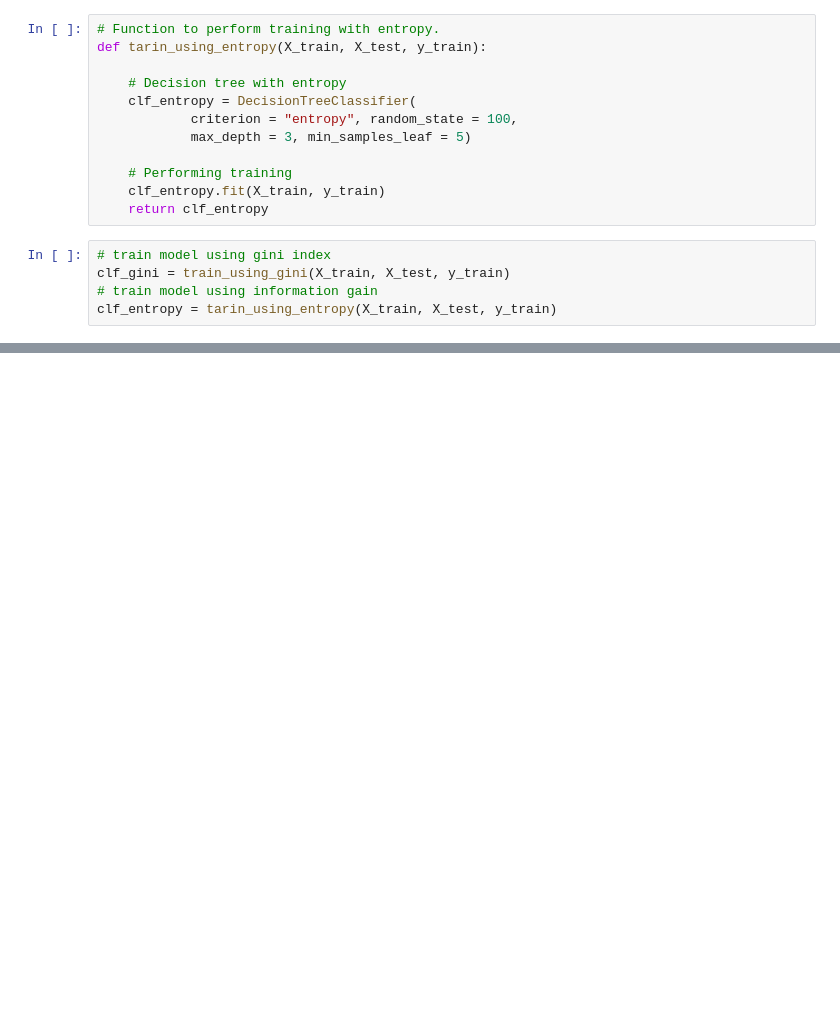
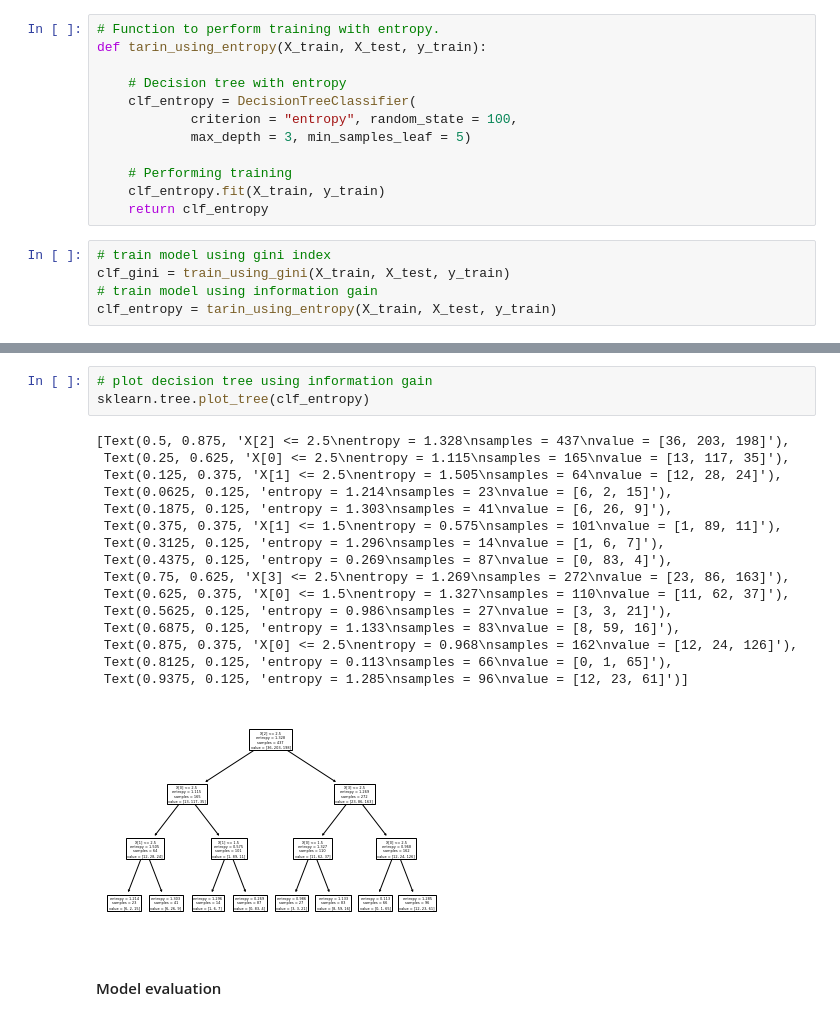
Before and after one commit to geek-yang/pilot-ML, a Jupyter notebook: classic/decision_tree/decision_tree_sklearn.ipynb, the cells around one changed output, grey strips where cells are left out. Cells and saved outputs as stored; diff of their text form; blank space fills up the shorter version.

```diff
--- a/classic/decision_tree/decision_tree_sklearn.ipynb
+++ b/classic/decision_tree/decision_tree_sklearn.ipynb
@@ -84,0 +106,22 @@ clf_entropy = tarin_using_entropy(X_train, X_test, y_train)
+# %%
+# plot decision tree using information gain
+sklearn.tree.plot_tree(clf_entropy)
+# %% [output]
+[Text(0.5, 0.875, 'X[2] <= 2.5\nentropy = 1.328\nsamples = 437\nvalue = [36, 203, 198]'),
+ Text(0.25, 0.625, 'X[0] <= 2.5\nentropy = 1.115\nsamples = 165\nvalue = [13, 117, 35]'),
+ Text(0.125, 0.375, 'X[1] <= 2.5\nentropy = 1.505\nsamples = 64\nvalue = [12, 28, 24]'),
+ Text(0.0625, 0.125, 'entropy = 1.214\nsamples = 23\nvalue = [6, 2, 15]'),
+ Text(0.1875, 0.125, 'entropy = 1.303\nsamples = 41\nvalue = [6, 26, 9]'),
+ Text(0.375, 0.375, 'X[1] <= 1.5\nentropy = 0.575\nsamples = 101\nvalue = [1, 89, 11]'),
+ Text(0.3125, 0.125, 'entropy = 1.296\nsamples = 14\nvalue = [1, 6, 7]'),
+ Text(0.4375, 0.125, 'entropy = 0.269\nsamples = 87\nvalue = [0, 83, 4]'),
+ Text(0.75, 0.625, 'X[3] <= 2.5\nentropy = 1.269\nsamples = 272\nvalue = [23, 86, 163]'),
+ Text(0.625, 0.375, 'X[0] <= 1.5\nentropy = 1.327\nsamples = 110\nvalue = [11, 62, 37]'),
+ Text(0.5625, 0.125, 'entropy = 0.986\nsamples = 27\nvalue = [3, 3, 21]'),
+ Text(0.6875, 0.125, 'entropy = 1.133\nsamples = 83\nvalue = [8, 59, 16]'),
+ Text(0.875, 0.375, 'X[0] <= 2.5\nentropy = 0.968\nsamples = 162\nvalue = [12, 24, 126]'),
+ Text(0.8125, 0.125, 'entropy = 0.113\nsamples = 66\nvalue = [0, 1, 65]'),
+ Text(0.9375, 0.125, 'entropy = 1.285\nsamples = 96\nvalue = [12, 23, 61]')]
+[figure, added]
+# %% [markdown]
+#### Model evaluation
```
Also changed, not shown: parts of 6 cells of this notebook, 1 other file.
